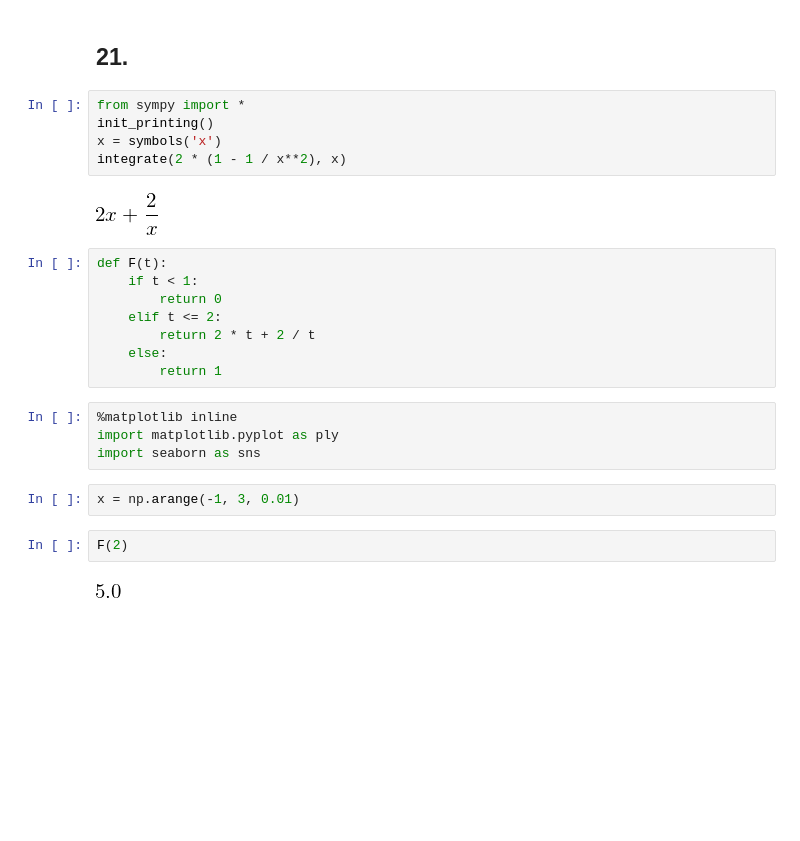
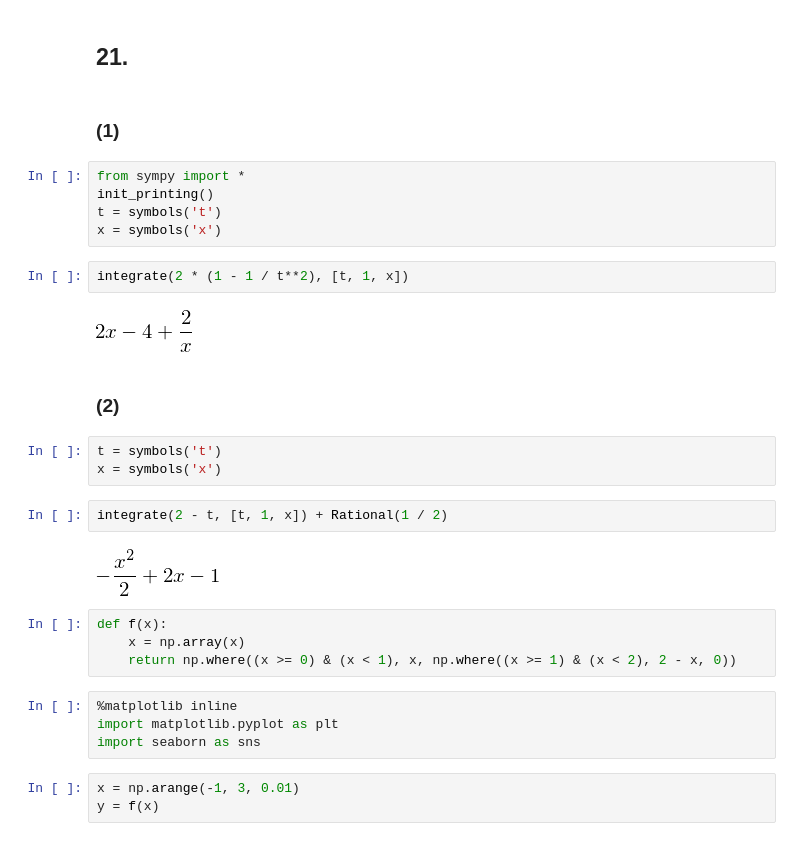
Before and after one commit to fcui/StudiedCourses, a Jupyter notebook: 概率论与数理统计/chap2P.ipynb, the cells around one changed output. Saved outputs shown, nothing was run; the diff lists cells and outputs as text; blank space fills up the shorter version.

```diff
--- a/概率论与数理统计/chap2P.ipynb
+++ b/概率论与数理统计/chap2P.ipynb
@@ -52,28 +52,34 @@ k = np.arange(2)
 0.00468
 # %% [markdown]
 ## 21.
+# %% [markdown]
+### (1)
 # %%
 from sympy import *
 init_printing()
+t = symbols('t')
 x = symbols('x')
-integrate(2 * (1 - 1 / x**2), x)
-# %% [output]
-[figure, removed]
-# %%
-def F(t):
-    if t < 1:
-        return 0
-    elif t <= 2:
-        return 2 * t + 2 / t
-    else:
-        return 1
+# %%
+integrate(2 * (1 - 1 / t**2), [t, 1, x])
+# %% [output]
+[figure, added]
+# %% [markdown]
+### (2)
+# %%
+t = symbols('t')
+x = symbols('x')
+# %%
+integrate(2 - t, [t, 1, x]) + Rational(1 / 2)
+# %% [output]
+[figure, added]
+# %%
+def f(x):
+    x = np.array(x)
+    return np.where((x >= 0) & (x < 1), x, np.where((x >= 1) & (x < 2), 2 - x, 0))
 # %%
 %matplotlib inline
-import matplotlib.pyplot as ply
+import matplotlib.pyplot as plt
 import seaborn as sns
 # %%
 x = np.arange(-1, 3, 0.01)
+y = f(x)
-# %%
-F(2)
-# %% [output]
-[figure, removed]
```
Also changed, not shown: parts of 4 cells of this notebook, 4 other files.
